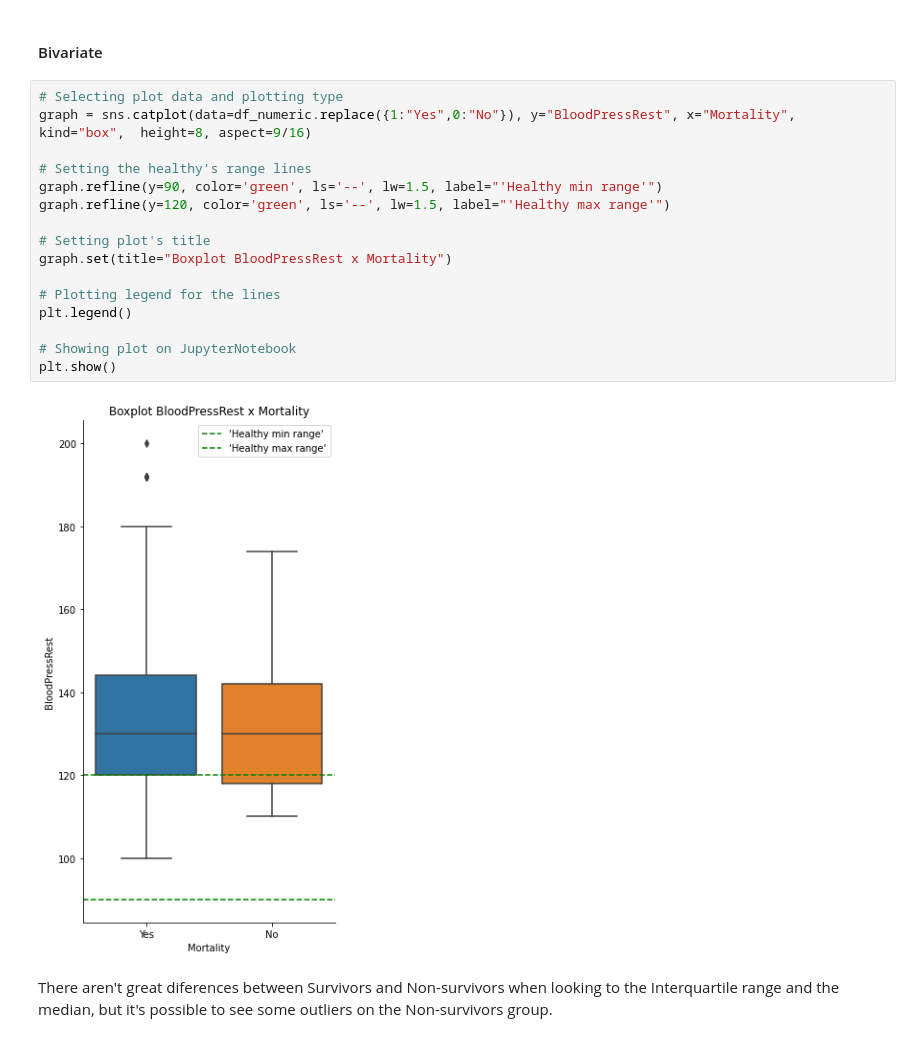
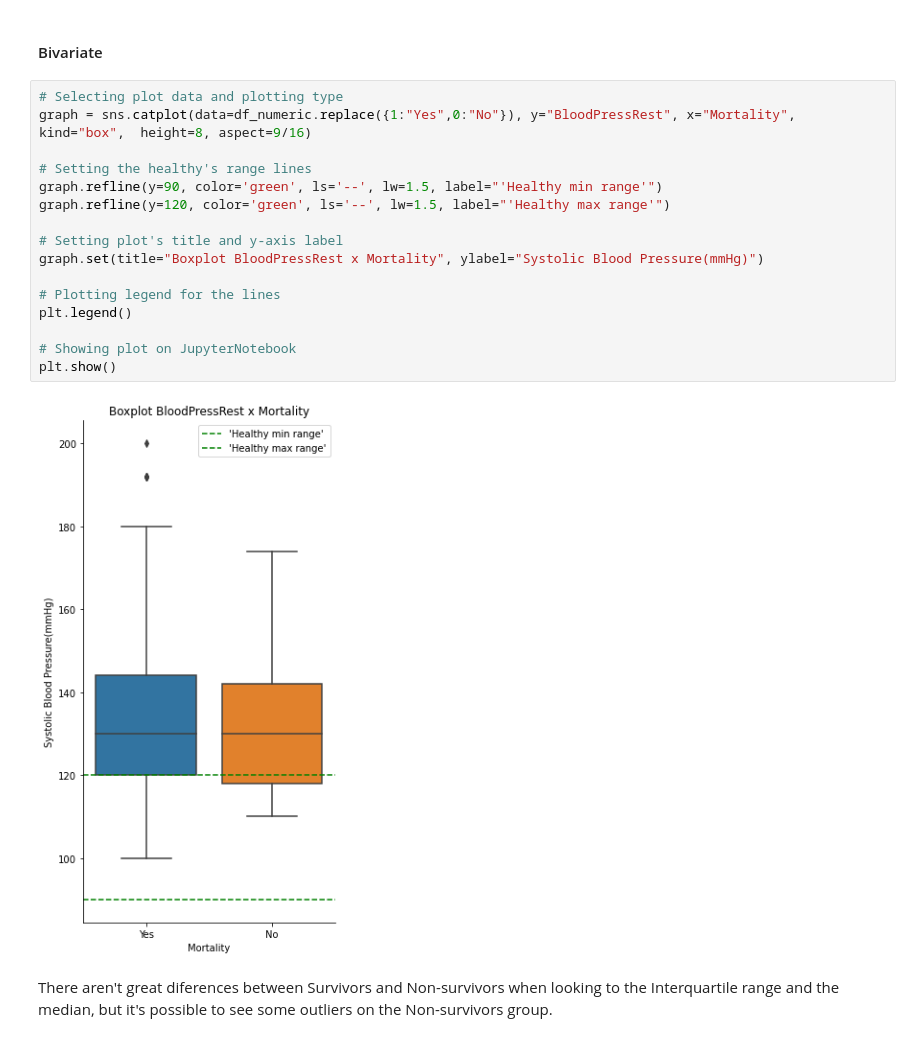
Before and after one commit to RenanGroot/EDA-Heart-Failure, a Jupyter notebook: Heart-Failure-EDA.ipynb, the cells around one changed output. Saved outputs shown, nothing was run; the diff lists cells and outputs as text.

```diff
--- a/Heart-Failure-EDA.ipynb
+++ b/Heart-Failure-EDA.ipynb
@@ -777,21 +777,21 @@ Viewing the boxplot it's clear the tendency to high levels of blood pressure in
 # %%
 # Selecting plot data and plotting type
 graph = sns.catplot(data=df_numeric.replace({1:"Yes",0:"No"}), y="BloodPressRest", x="Mortality", kind="box",  height=8, aspect=9/16)
 
 # Setting the healthy's range lines
 graph.refline(y=90, color='green', ls='--', lw=1.5, label="'Healthy min range'")
 graph.refline(y=120, color='green', ls='--', lw=1.5, label="'Healthy max range'")
 
-# Setting plot's title
-graph.set(title="Boxplot BloodPressRest x Mortality")
+# Setting plot's title and y-axis label
+graph.set(title="Boxplot BloodPressRest x Mortality", ylabel="Systolic Blood Pressure(mmHg)")
 
 # Plotting legend for the lines
 plt.legend()
 
 # Showing plot on JupyterNotebook
 plt.show()
 # %% [output]
-[figure, old version]
+[figure, new version]
 # %% [markdown]
 There aren't great diferences between Survivors and Non-survivors when looking to the Interquartile range and the median, but it's possible to see some outliers on the Non-survivors group.
 # %% [markdown]
```
Also changed, not shown: parts of 27 cells of this notebook.
